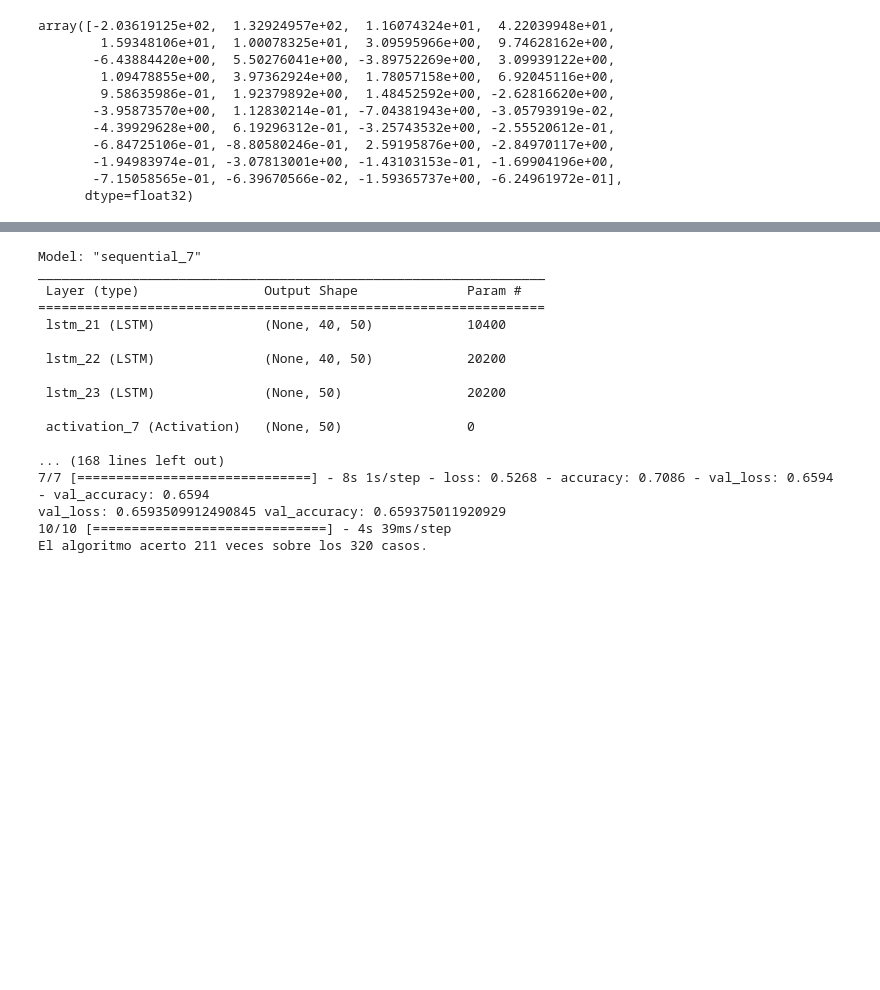
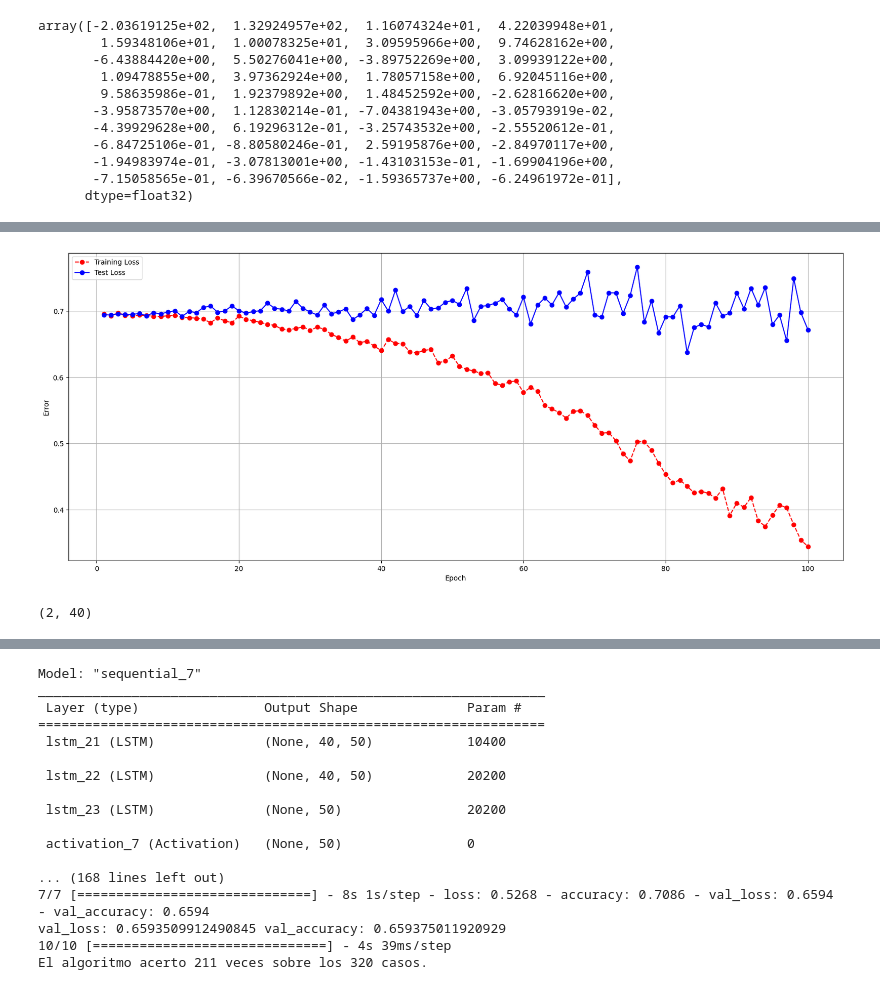
Before and after one commit to AlvaroCori/ProjectLieDetectorRNN, a Jupyter notebook: sprint_5/testingBetterRNN.ipynb, the cells around one changed output, grey strips where cells are left out. Saved outputs shown, nothing was run; the diff lists cells and outputs as text; code cells hidden in the pictures; blank space fills up the shorter version.

```diff
--- a/sprint_5/testingBetterRNN.ipynb
+++ b/sprint_5/testingBetterRNN.ipynb
@@ -260,0 +312,19 @@ _________________________________________________________________
+# %%
+training_loss = results.history['loss']
+test_loss = results.history['val_loss']
+epochs_range = range(1, len(training_loss) + 1)
+# %%
+plt.plot(epochs_range, training_loss, 'r',marker="o",linestyle="--")
+plt.plot(epochs_range, test_loss, 'b',marker="o",linestyle="-")
+plt.legend(['Training Loss', 'Test Loss'])
+plt.xlabel('Epoch')
+plt.ylabel('Error')
+plt.rcParams["figure.figsize"] = (20,8)
+plt.grid()
+plt.show()
+# %% [output]
+[figure, added]
+# %%
+X_test[0:2].shape
+# %% [output]
+(2, 40)
```
Also changed, not shown: parts of 5 cells of this notebook, 2 other files.
